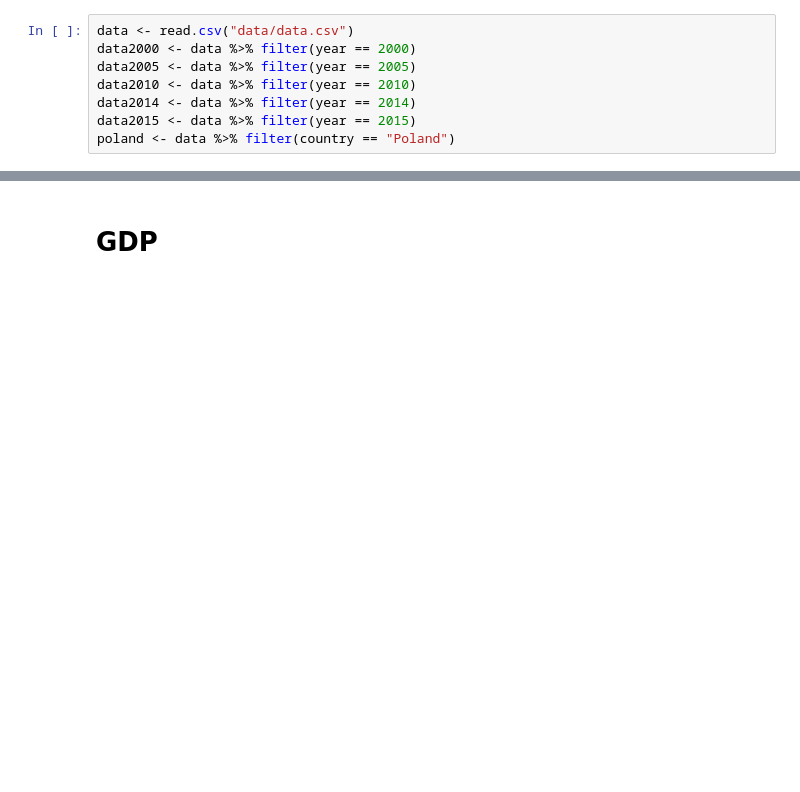
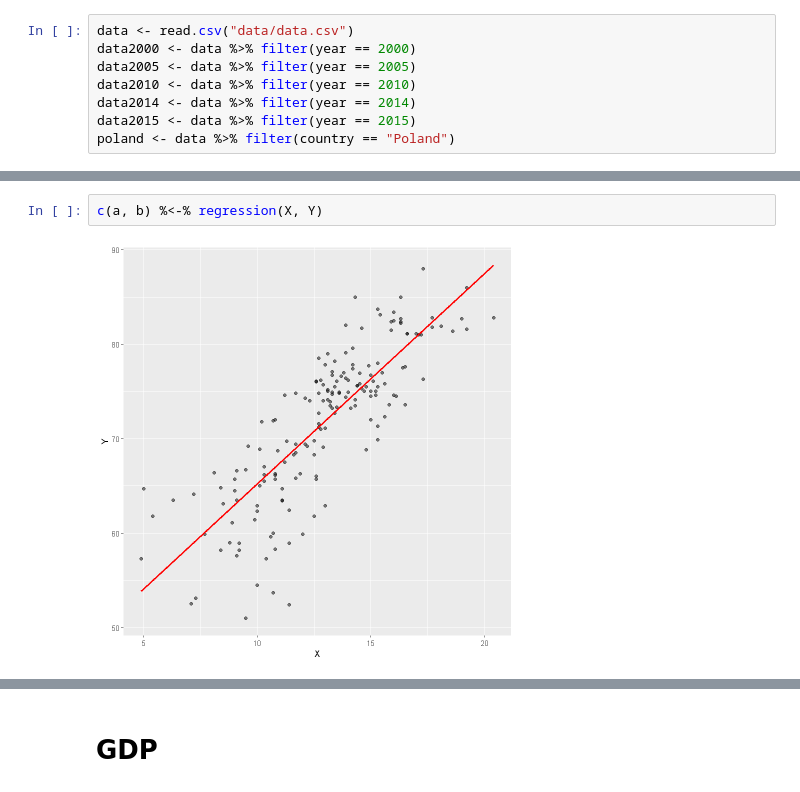
Before and after one commit to HalasTomasz/Kaszcz, a Jupyter notebook: Raport/Malec.ipynb, the cells around one changed output, grey strips where cells are left out. Saved outputs shown, nothing was run; the diff lists cells and outputs as text; blank space fills up the shorter version.

```diff
--- a/Raport/Malec.ipynb
+++ b/Raport/Malec.ipynb
@@ -43,0 +56,4 @@ poland <- data %>% filter(country == "Poland")
+# %%
+c(a, b) %<-% regression(X, Y)
+# %% [output]
+[figure, added]
```
Also changed, not shown: parts of 10 cells of this notebook, 1 other file.
